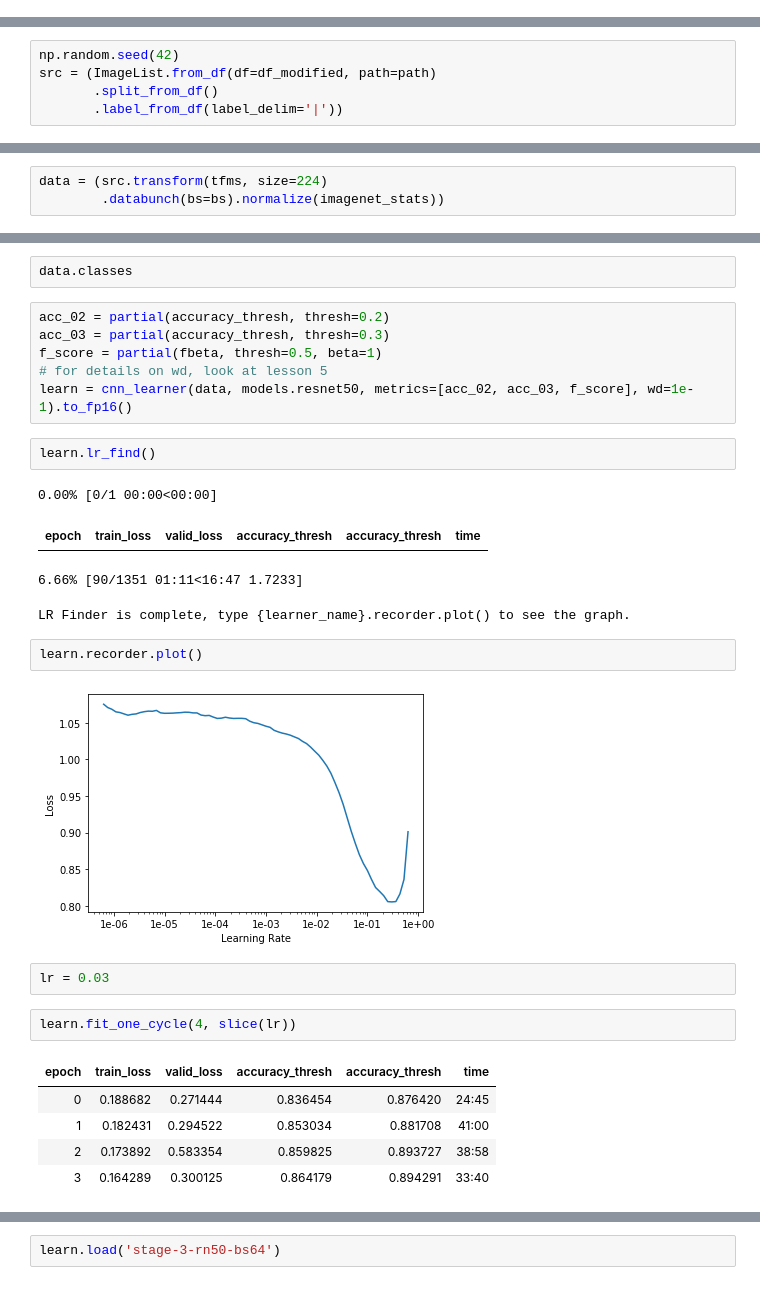
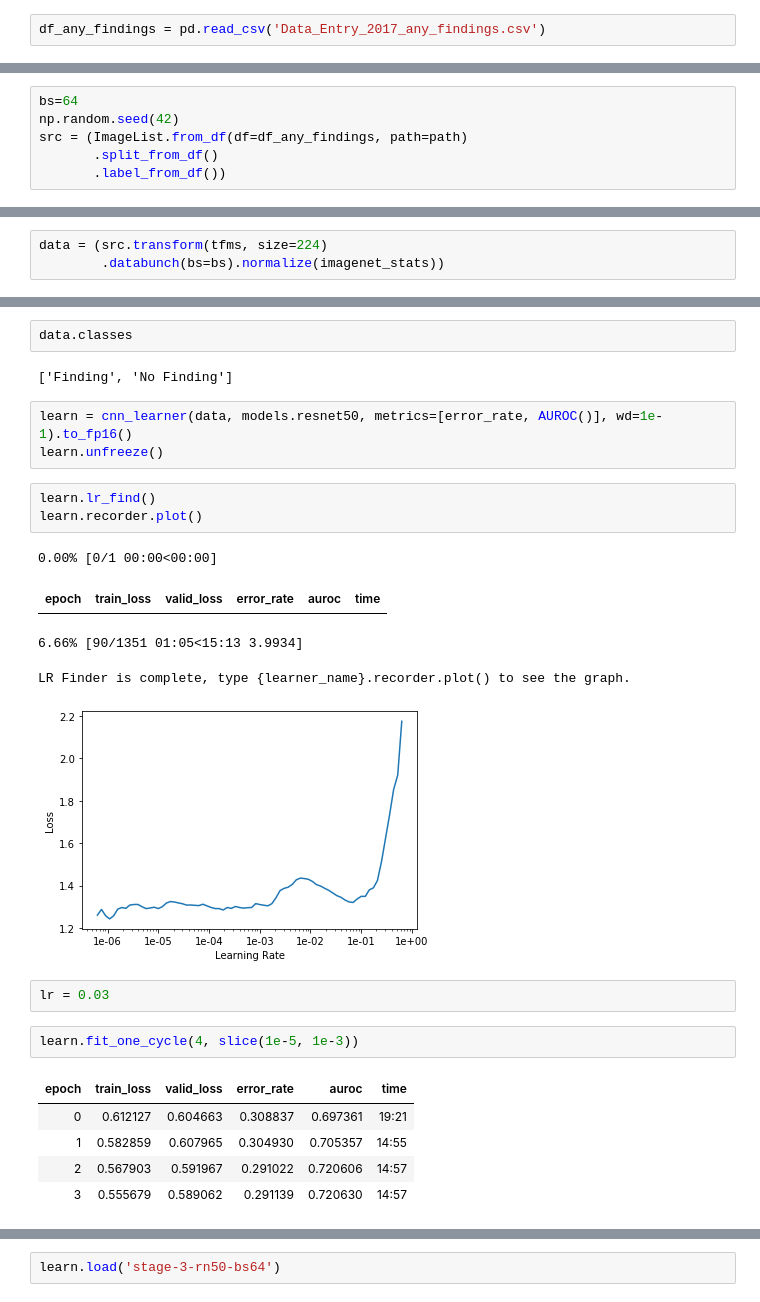
Before and after one commit to iliaparvanov/med-analysis-platform, a Jupyter notebook: notebooks/NIH_chestx14.ipynb, the cells around one changed output, grey strips where cells are left out. Drawn from its saved outputs; the diff is of its cells as text.

```diff
--- a/notebooks/NIH_chestx14.ipynb
+++ b/notebooks/NIH_chestx14.ipynb
@@ -139,0 +126,2 @@ bs=64
+# %%
+df_any_findings = pd.read_csv('Data_Entry_2017_any_findings.csv')
@@ -140,8 +135,9 @@ bs=64
 # %%
+bs=64
 np.random.seed(42)
-src = (ImageList.from_df(df=df_modified, path=path)
+src = (ImageList.from_df(df=df_any_findings, path=path)
        .split_from_df()
-       .label_from_df(label_delim='|'))
+       .label_from_df())
 # %%
 tfms = get_transforms(flip_vert=False, max_warp=0.)
 # %%
@@ -152,29 +150,26 @@ data.show_batch(rows=3, figsize=(12,9))
 # %%
 data.classes
+# %% [output]
+['Finding', 'No Finding']
-# %%
-acc_02 = partial(accuracy_thresh, thresh=0.2)
-acc_03 = partial(accuracy_thresh, thresh=0.3)
-f_score = partial(fbeta, thresh=0.5, beta=1)
-# for details on wd, look at lesson 5
-learn = cnn_learner(data, models.resnet50, metrics=[acc_02, acc_03, f_score], wd=1e-1).to_fp16()
+# %%
+learn = cnn_learner(data, models.resnet50, metrics=[error_rate, AUROC()], wd=1e-1).to_fp16()
+learn.unfreeze()
 # %%
 learn.lr_find()
+learn.recorder.plot()
 # %% [output]
 0.00% [0/1 00:00<00:00]
-| epoch | train_loss | valid_loss | accuracy_thresh | accuracy_thresh | time |
+| epoch | train_loss | valid_loss | error_rate | auroc | time |
-6.66% [90/1351 01:11<16:47 1.7233]
+6.66% [90/1351 01:05<15:13 3.9934]
 LR Finder is complete, type {learner_name}.recorder.plot() to see the graph.
+[figure, added]
-# %%
-learn.recorder.plot()
-# %% [output]
-[figure, removed]
 # %%
 lr = 0.03
 # %%
-learn.fit_one_cycle(4, slice(lr))
+learn.fit_one_cycle(4, slice(1e-5, 1e-3))
 # %% [output]
-| epoch | train_loss | valid_loss | accuracy_thresh | accuracy_thresh | time |
-| 0 | 0.188682 | 0.271444 | 0.836454 | 0.876420 | 24:45 |
-| 1 | 0.182431 | 0.294522 | 0.853034 | 0.881708 | 41:00 |
-| 2 | 0.173892 | 0.583354 | 0.859825 | 0.893727 | 38:58 |
-| 3 | 0.164289 | 0.300125 | 0.864179 | 0.894291 | 33:40 |
+| epoch | train_loss | valid_loss | error_rate | auroc | time |
+| 0 | 0.612127 | 0.604663 | 0.308837 | 0.697361 | 19:21 |
+| 1 | 0.582859 | 0.607965 | 0.304930 | 0.705357 | 14:55 |
+| 2 | 0.567903 | 0.591967 | 0.291022 | 0.720606 | 14:57 |
+| 3 | 0.555679 | 0.589062 | 0.291139 | 0.720630 | 14:57 |
```
Also changed, not shown: parts of 49 cells of this notebook, 1 other file.
